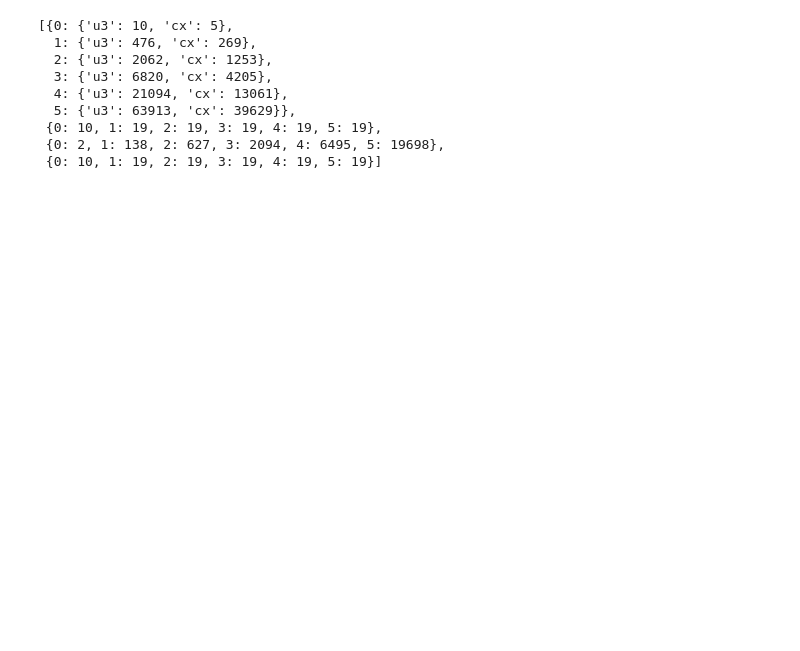
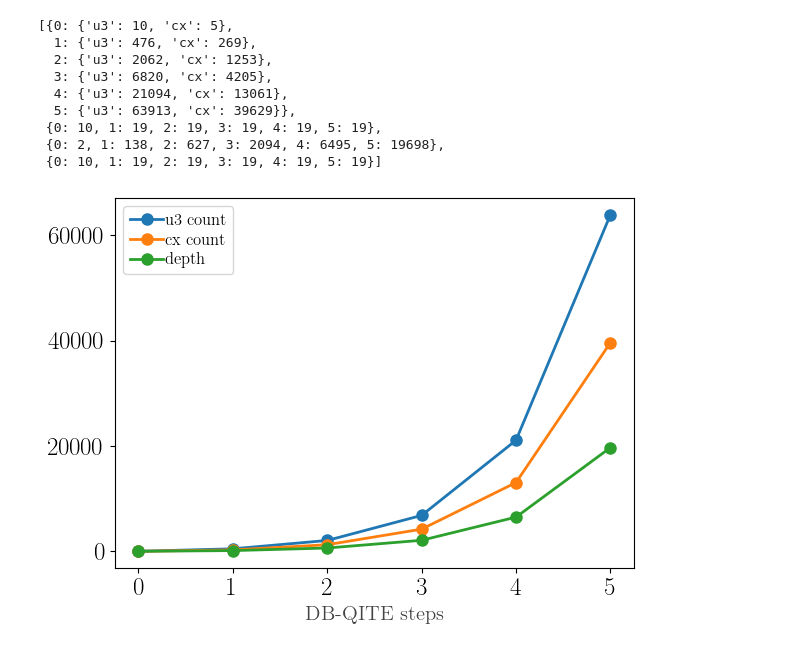
Before and after one commit to renezander90/DB-QITE, a Jupyter notebook: generate_plots.ipynb, the cells around one changed output. Saved outputs shown, nothing was run; the diff lists cells and outputs as text; code cells hidden in the pictures; blank space fills up the shorter version.

Commit message:
Added plot for circuit data

```diff
--- a/generate_plots.ipynb
+++ b/generate_plots.ipynb
@@ -155,3 +153,23 @@ results[0]["circuit_data"]
  {0: 10, 1: 19, 2: 19, 3: 19, 4: 19, 5: 19},
  {0: 2, 1: 138, 2: 627, 3: 2094, 4: 6495, 5: 19698},
  {0: 10, 1: 19, 2: 19, 3: 19, 4: 19, 5: 19}]
+# %%
+steps = [0,1,2,3,4,5]
+u_count = [results[0]["circuit_data"][0][k]['u3'] for k in steps]
+cx_count = [results[0]["circuit_data"][0][k]['cx'] for k in steps]
+depth = [results[0]["circuit_data"][2][k] for k in steps]
+
+plt.plot(steps, u_count, marker='o', label='u3 count')
+plt.plot(steps, cx_count, marker='o', label='cx count')
+plt.plot(steps, depth, marker='o', label='depth')
+
+plt.xlabel("DB-QITE steps", fontsize = 15, color='#444444')
+plt.ylabel("", fontsize = 15, color='#444444')
+
+plt.legend(loc="best")
+
+plt.tight_layout()
+#plt.savefig('plots/circuit_data.pdf')
+plt.show()
+# %% [output]
+[figure, added]
```
Also changed, not shown: parts of 2 cells of this notebook, 1 other file.
